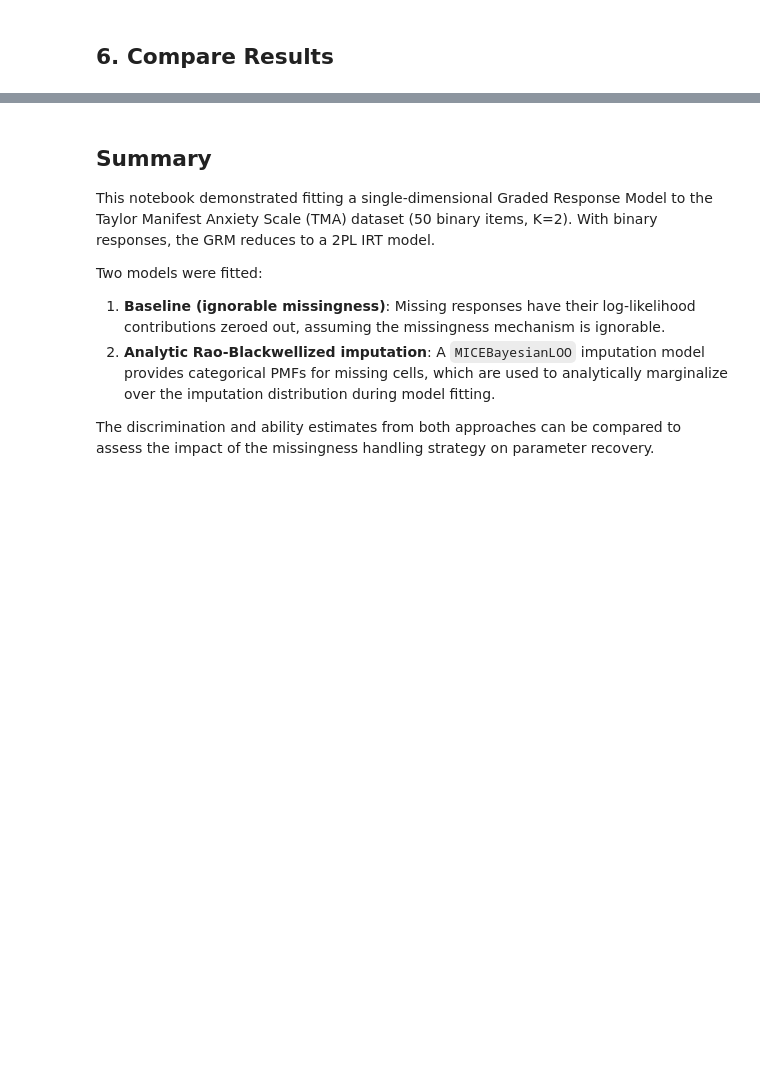
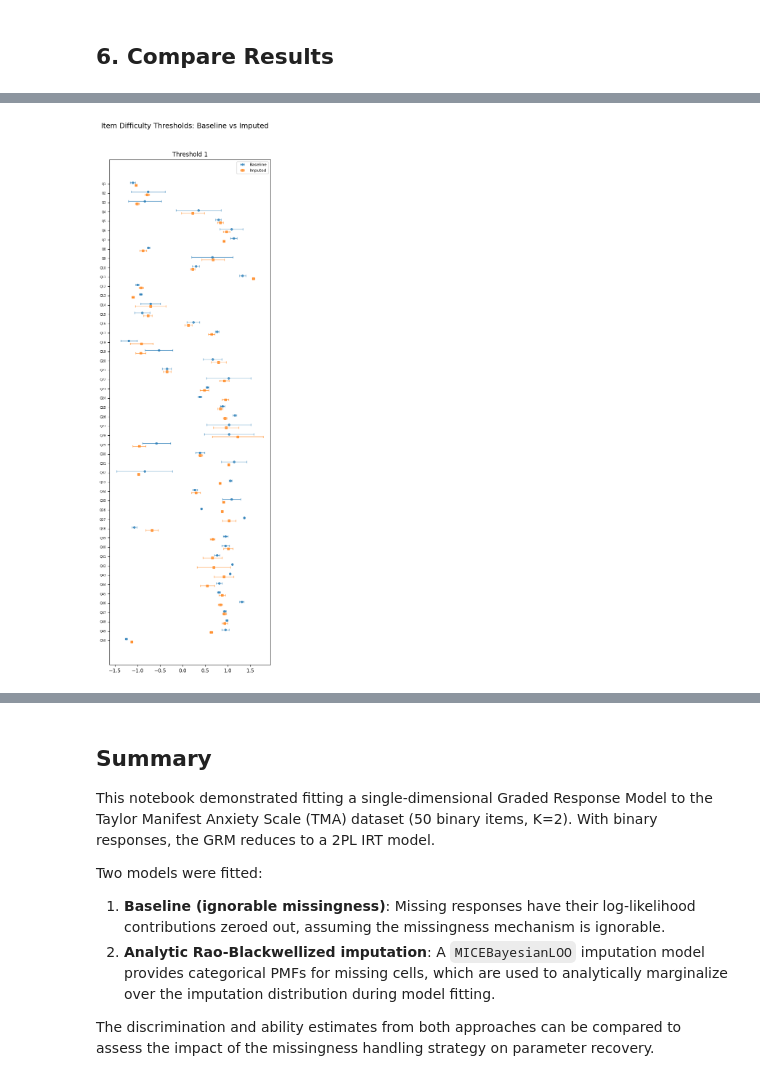
Before and after one commit to mederrata/bayesianquilts, a Jupyter notebook: notebooks/irt/tma/grm_single_scale.ipynb, the cells around one changed output, grey strips where cells are left out. Cells and saved outputs as stored; diff of their text form; code cells hidden in the pictures; blank space fills up the shorter version.

```diff
--- a/notebooks/irt/tma/grm_single_scale.ipynb
+++ b/notebooks/irt/tma/grm_single_scale.ipynb
@@ -206,2 +321,56 @@ ax.legend()
 plt.tight_layout()
 plt.show()
+# %%
+# Difficulty threshold comparison
+def compute_thresholds(model):
+    diff0 = np.array(model.surrogate_sample['difficulties0'])
+    ddiff = np.array(model.surrogate_sample['ddifficulties'])
+    d0 = np.concatenate([diff0, ddiff], axis=-1)
+    thresholds = np.cumsum(d0, axis=-1)
+    n_samples = thresholds.shape[0]
+    n_thresholds = thresholds.size // (n_samples * len(item_keys))
+    return thresholds.reshape(n_samples, len(item_keys), n_thresholds)
+
+thresh_base = compute_thresholds(model_baseline)
+thresh_imp = compute_thresholds(model_imputed)
+
+K_minus_1 = thresh_base.shape[-1]
+n_cols = min(4, K_minus_1)
+n_rows = int(np.ceil(K_minus_1 / n_cols))
+
+fig, axes = plt.subplots(n_rows, n_cols,
+    figsize=(5 * n_cols, max(7, len(item_keys) * 0.3) * n_rows),
+    squeeze=False)
+
+for level in range(K_minus_1):
+    ax = axes[level // n_cols, level % n_cols]
+    y_pos = np.arange(len(item_keys))
+
+    mean_base = thresh_base[:, :, level].mean(axis=0)
+    std_base = thresh_base[:, :, level].std(axis=0)
+    mean_imp = thresh_imp[:, :, level].mean(axis=0)
+    std_imp = thresh_imp[:, :, level].std(axis=0)
+
+    offset = 0.15
+    ax.errorbar(mean_base, y_pos - offset, xerr=std_base, fmt='o',
+                capsize=2, markersize=4, elinewidth=1, color='tab:blue',
+                alpha=0.7, label='Baseline')
+    ax.errorbar(mean_imp, y_pos + offset, xerr=std_imp, fmt='s',
+                capsize=2, markersize=4, elinewidth=1, color='tab:orange',
+                alpha=0.7, label='Imputed')
+
+    ax.set_yticks(y_pos)
+    ax.set_yticklabels(item_keys, fontsize=max(5, 8 - len(item_keys) // 20))
+    ax.set_title(f'Threshold {level + 1}')
+    ax.invert_yaxis()
+    if level == 0:
+        ax.legend(fontsize=8)
+
+for idx in range(K_minus_1, n_rows * n_cols):
+    axes[idx // n_cols, idx % n_cols].set_visible(False)
+
+fig.suptitle('Item Difficulty Thresholds: Baseline vs Imputed', fontsize=14, y=1.02)
+plt.tight_layout()
+plt.show()
+# %% [output]
+[figure, added]
```
Also changed, not shown: parts of 10 cells of this notebook, 7 other files.
